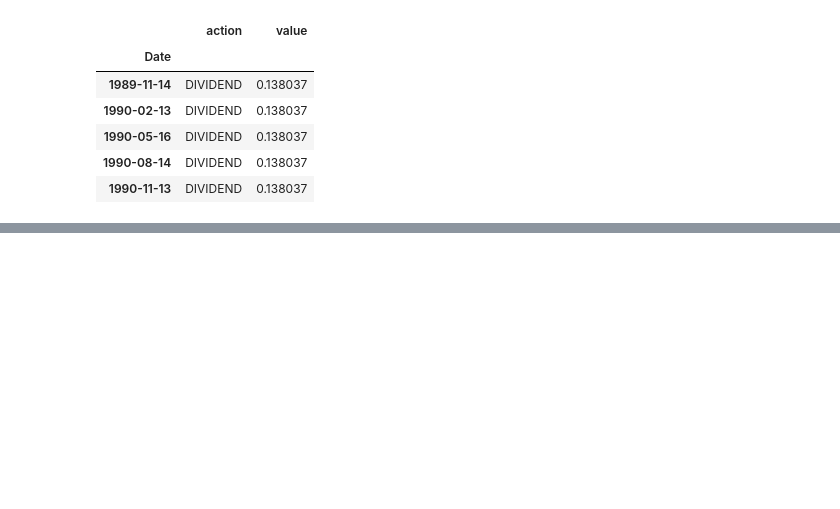
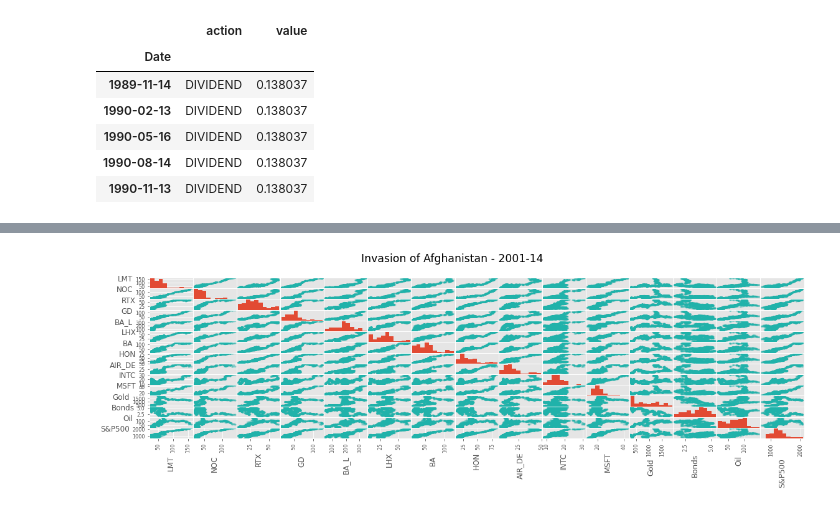
Before and after one commit to zchap40/Project1, a Jupyter notebook: Sadek_DefenseStocks_Project1.ipynb, the cells around one changed output, grey strips where cells are left out. Drawn from its saved outputs; the diff is of its cells as text; code cells hidden in the pictures; blank space fills up the shorter version.

```diff
--- a/Sadek_DefenseStocks_Project1.ipynb
+++ b/Sadek_DefenseStocks_Project1.ipynb
@@ -243,0 +387,16 @@ plt.show
+# %%
+stock_data_C = stock_data_C.drop(columns=['LDOS','RRU_DE','TSLA','AVGO','GFS','IBM','XLNX'])
+# %%
+axes_C = pd.plotting.scatter_matrix(stock_data_C, alpha=0.2, figsize=(16,5), color='lightseagreen')
+
+for ax in axes_C.flatten():
+    ax.xaxis.label.set_rotation(90)
+    ax.yaxis.label.set_rotation(0)
+    ax.yaxis.label.set_ha('right')
+
+plt.tight_layout()
+plt.gcf().subplots_adjust(wspace=0, hspace=0)
+plt.suptitle('Invasion of Afghanistan - 2001-14', y=1.075, size='xx-large')
+plt.show();
+# %% [output]
+[figure, added]
```
Also changed, not shown: parts of 42 cells of this notebook.
